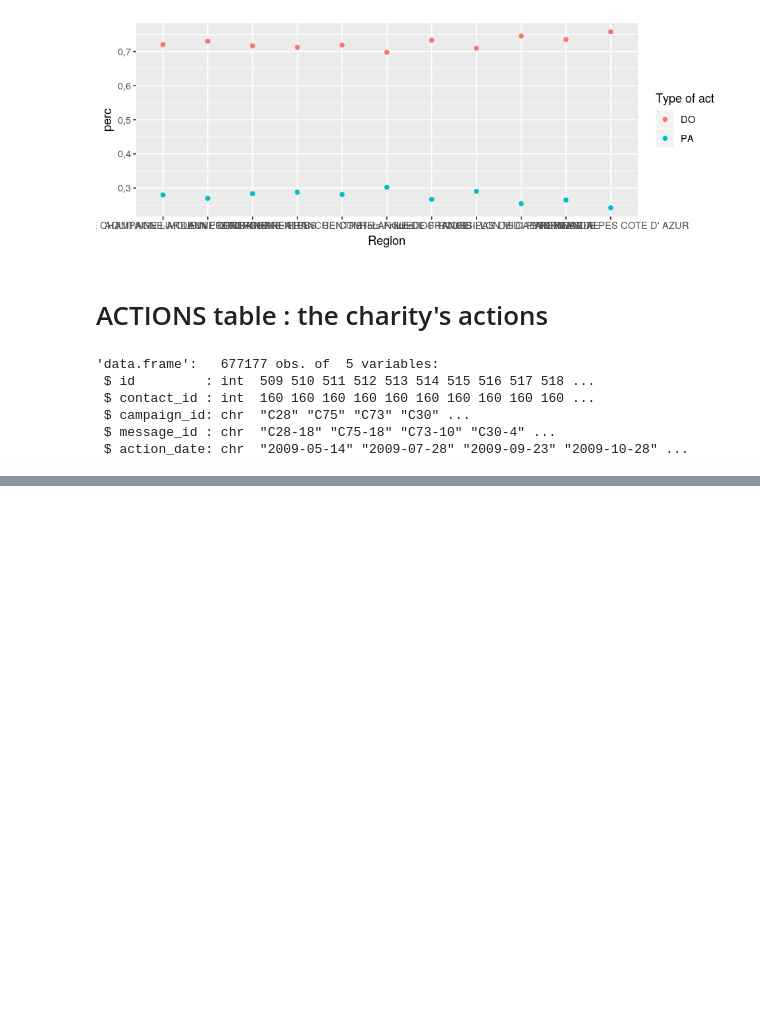
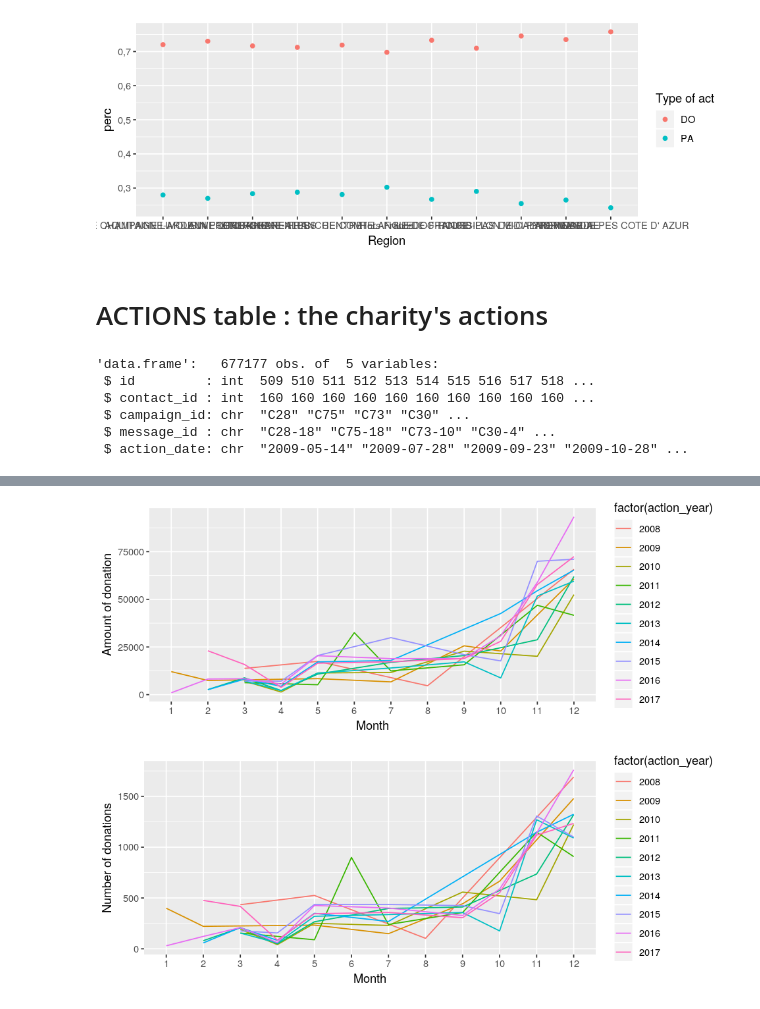
Before and after one commit to rymlaabiyad/MarketingAnalytics, a Jupyter notebook: assignment1.ipynb, the cells around one changed output, grey strips where cells are left out. Saved outputs shown, nothing was run; the diff lists cells and outputs as text; code cells hidden in the pictures; blank space fills up the shorter version.

```diff
--- a/assignment1.ipynb
+++ b/assignment1.ipynb
@@ -868,0 +888,20 @@ options(repr.plot.width=8, repr.plot.height=3)
+# %%
+data = triple_join %>%
+       filter(action_year < 2018) %>%
+       group_by(action_year, action_month) %>%
+        summarise(sum = sum(amount), n = n())
+
+ggplot(data = data,
+      aes(x = factor(action_month), y = sum)) +
+geom_line(aes(color = factor(action_year), group = factor(action_year))) +
+xlab('Month') +
+ylab('Amount of donation')
+
+ggplot(data = data,
+      aes(x = factor(action_month), y = n)) +
+geom_line(aes(color = factor(action_year), group = factor(action_year))) +
+xlab('Month') +
+ylab('Number of donations')
+# %% [output]
+[figure, added]
+[figure, added]
```
Also changed, not shown: parts of 10 cells of this notebook.
